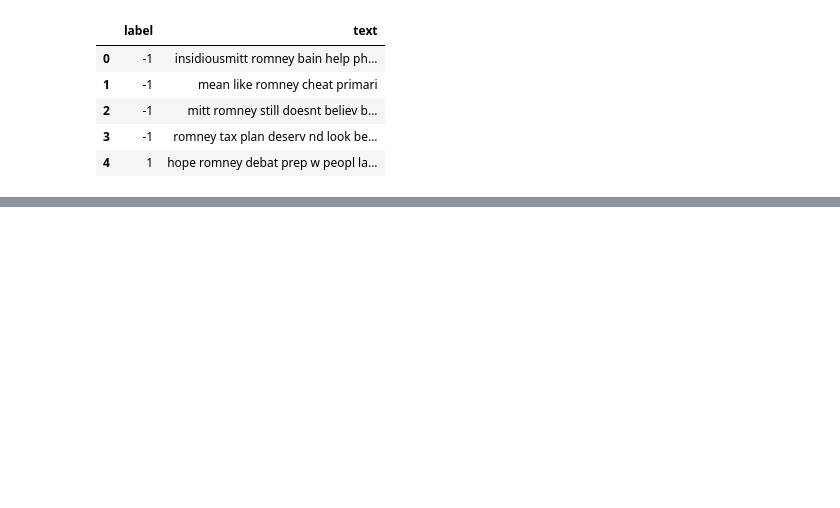
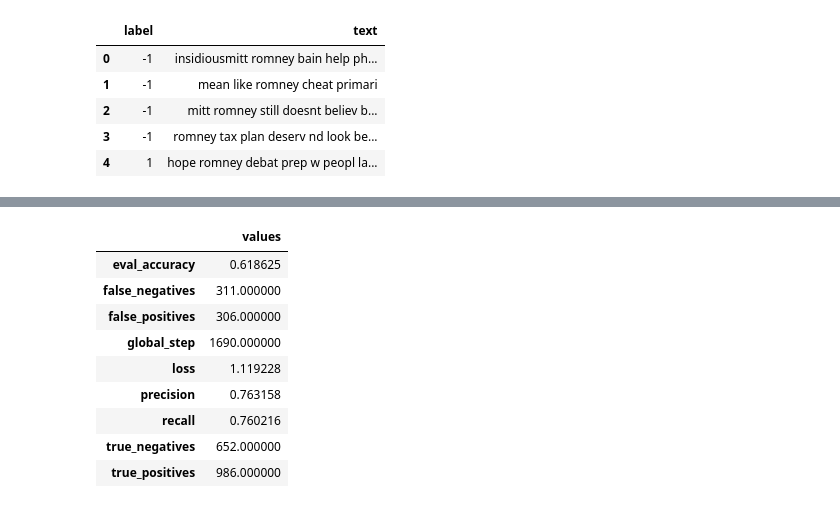
Before and after one commit to chiehhsi/Tweets_Sentiment_Analysis, a Jupyter notebook: BERT.ipynb, the cells around one changed output, grey strips where cells are left out. Cells and saved outputs as stored; diff of their text form; code cells hidden in the pictures; blank space fills up the shorter version.

```diff
--- a/BERT.ipynb
+++ b/BERT.ipynb
@@ -384,0 +393,4 @@ pretty_print(result)
+# %%
+OUTPUT_DIR = 'output_all'
+train_all, test_all = train_test_split(df_all, test_size=0.2, random_state=42)
+result_all, estimator_all, test_input_fn_all, label_list_all = run_on_dfs(train_all, test_all, **myparam)
@@ -384,0 +411,13 @@ pretty_print(result)
+# %%
+pretty_print(result_all)
+# %% [output]
+|  | values |
+| eval_accuracy | 0.618625 |
+| false_negatives | 311.000000 |
+| false_positives | 306.000000 |
+| global_step | 1690.000000 |
+| loss | 1.119228 |
+| precision | 0.763158 |
+| recall | 0.760216 |
+| true_negatives | 652.000000 |
+| true_positives | 986.000000 |
```
Also changed, not shown: parts of 55 cells of this notebook.
